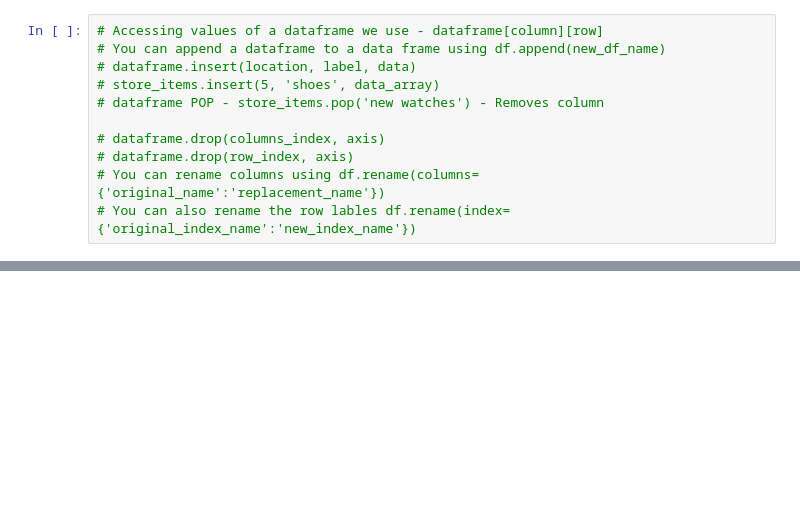
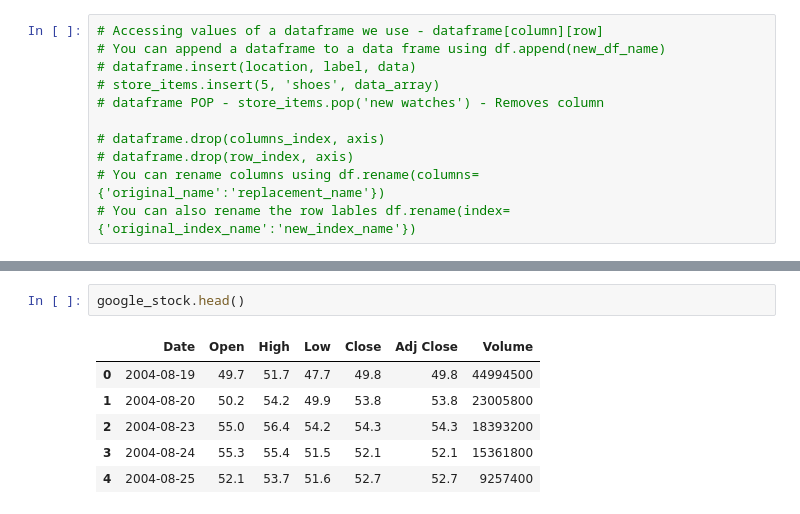
Before and after one commit to billyotieno/udc_python_fundamentals, a Jupyter notebook: udc_pandas_funcs.ipynb, the cells around one changed output, grey strips where cells are left out. Drawn from its saved outputs; the diff is of its cells as text; blank space fills up the shorter version.

```diff
--- a/udc_pandas_funcs.ipynb
+++ b/udc_pandas_funcs.ipynb
@@ -250,0 +473,9 @@ Index(['Bob', 'Alice'], dtype='object')
+# %%
+google_stock.head()
+# %% [output]
+|  | Date | Open | High | Low | Close | Adj Close | Volume |
+| 0 | 2004-08-19 | 49.7 | 51.7 | 47.7 | 49.8 | 49.8 | 44994500 |
+| 1 | 2004-08-20 | 50.2 | 54.2 | 49.9 | 53.8 | 53.8 | 23005800 |
+| 2 | 2004-08-23 | 55.0 | 56.4 | 54.2 | 54.3 | 54.3 | 18393200 |
+| 3 | 2004-08-24 | 55.3 | 55.4 | 51.5 | 52.1 | 52.1 | 15361800 |
+| 4 | 2004-08-25 | 52.1 | 53.7 | 51.6 | 52.7 | 52.7 | 9257400 |
```
Also changed, not shown: parts of 36 cells of this notebook, 2 other files.
